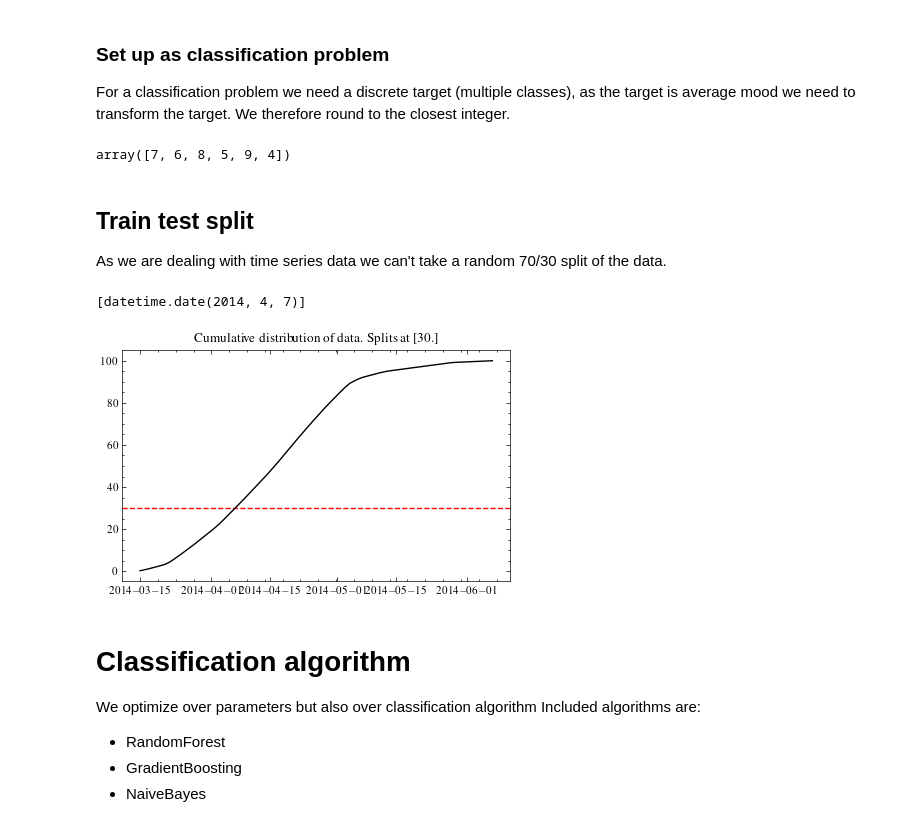
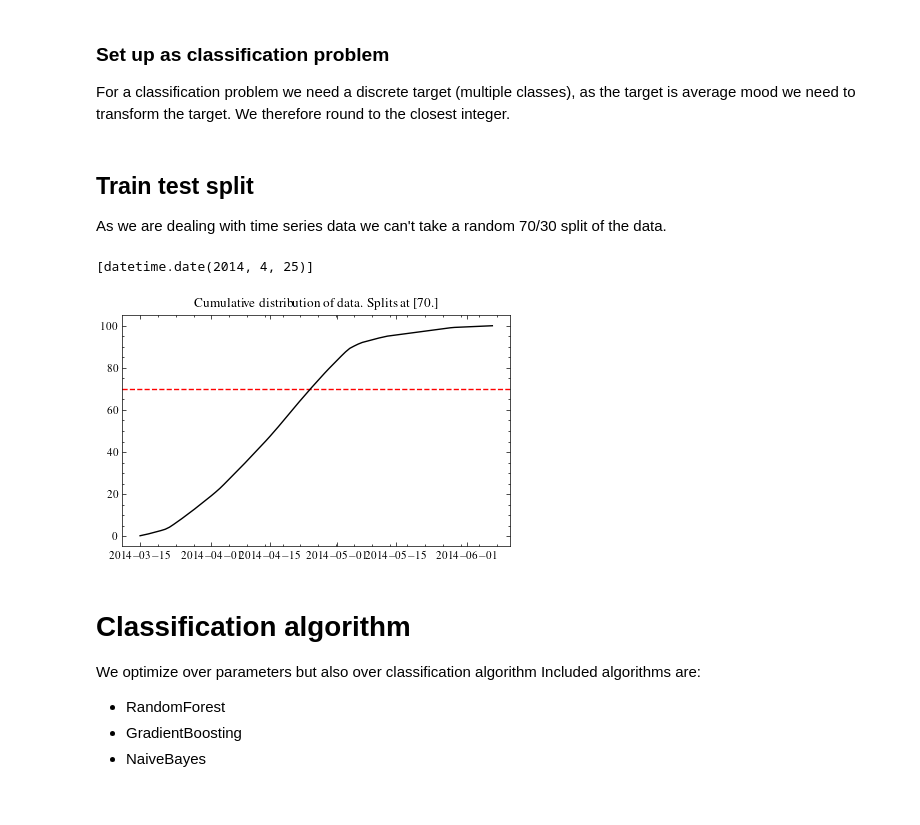
Before and after one commit to rapsac2010/learning-to-rank-expedia-vu, a Jupyter notebook: src/classification.ipynb, the cells around one changed output. Drawn from its saved outputs; the diff is of its cells as text; code cells hidden in the pictures.

```diff
--- a/src/classification.ipynb
+++ b/src/classification.ipynb
@@ -44,19 +44,26 @@ df = load(config['PATH']['DATA_DIR'] + '/full_df_agg_cap95.joblib')
 ### Set up as classification problem
 For a classification problem we need a discrete target (multiple classes), as the target is average mood we need to transform the target.
 We therefore round to the closest integer.
-# %%
-df['target'] = df['target'].round(0).astype(int)
-df['target'].unique()
-# %% [output]
-array([7, 6, 8, 5, 9, 4])
+# %%
+# Construct target as bad (0-6), okay (6-8), good (8-10)
+df['target'] = df['target'].apply(lambda x: 0 if x < 7 else 1)
+# %%
+# id as one-hot encoded variable
+df = pd.get_dummies(df, columns=['id'], prefix='id')
+df
+
+# Impute outliers (larger than 1.5 IQR) with mean of column in all _sum columns
+for col in df.columns:
+    if col.endswith('_sum'):
+        df[col] = df[col].mask(df[col] > df[col].quantile(0.75) + 1.5 * (df[col].quantile(0.75) - df[col].quantile(0.25)), df[col].mean())
 # %% [markdown]
 ## Train test split
 As we are dealing with time series data we can't take a random 70/30 split of the data.
 # %%
-find_split_ts(df, 0.3, plot_data = True)
+find_split_ts(df, 0.7, plot_data = True)
 # %% [output]
-[datetime.date(2014, 4, 7)]
+[datetime.date(2014, 4, 25)]
-[figure, old version]
+[figure, new version]
 # %% [markdown]
 # Classification algorithm
 We optimize over parameters but also over classification algorithm
```
Also changed, not shown: parts of 4 cells of this notebook.
